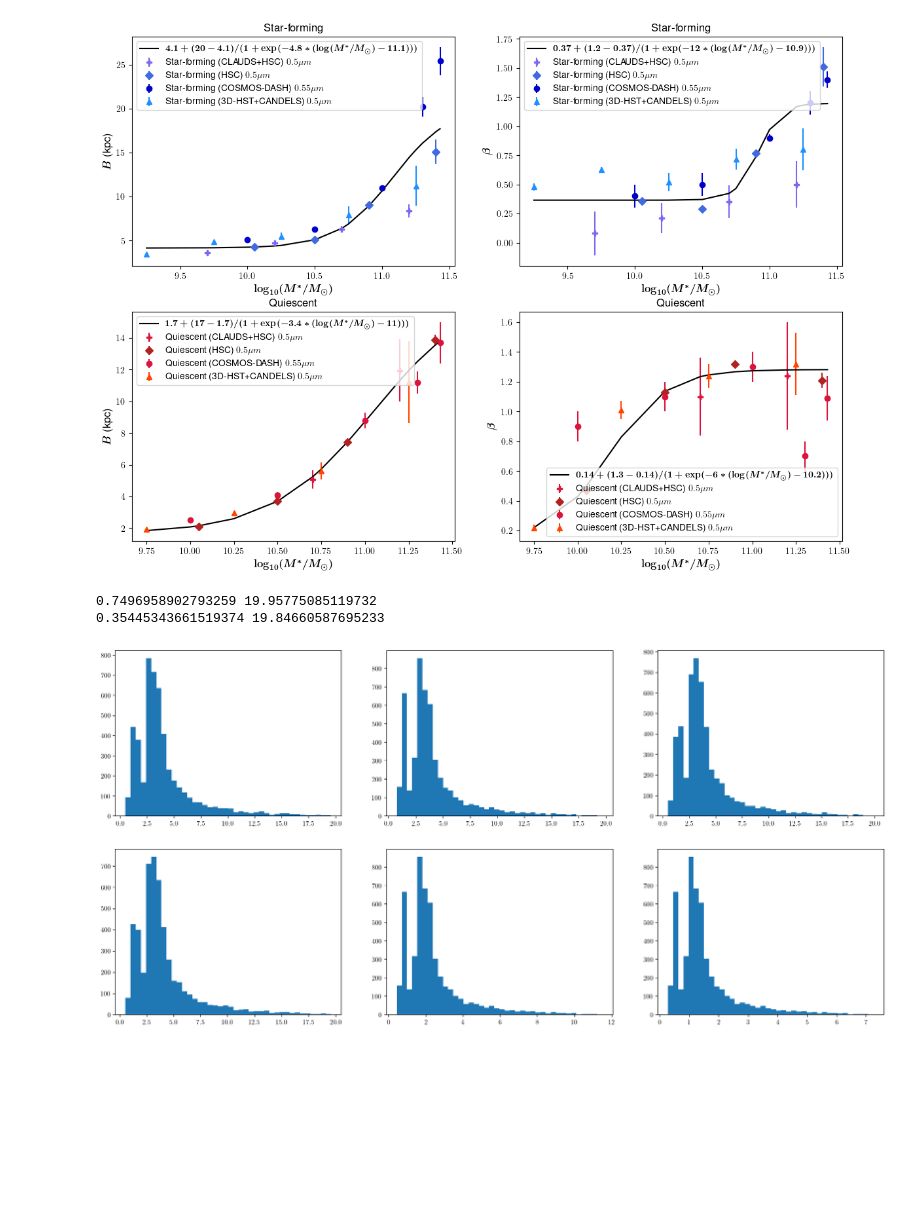
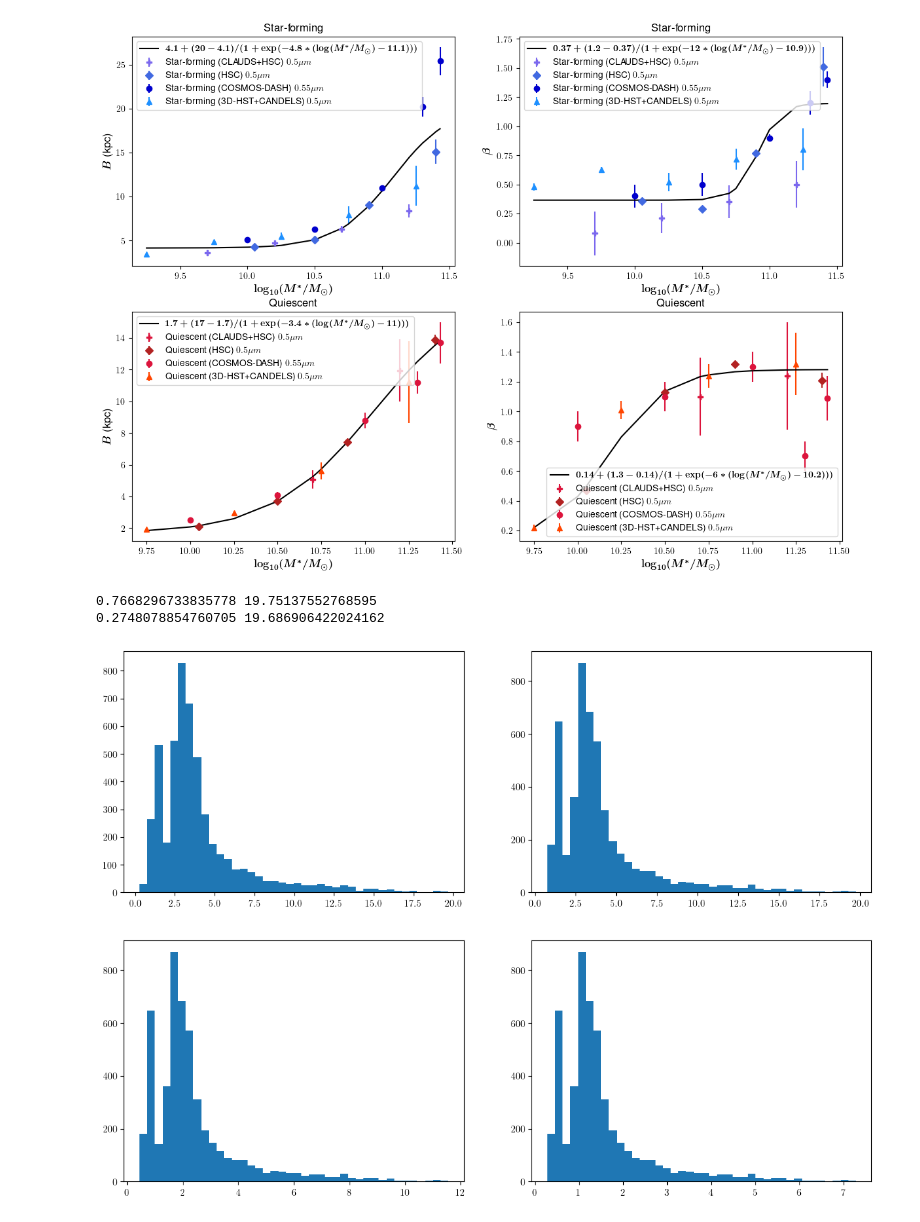
Before and after one commit to ArgonneCPAC/diffaux, a Jupyter notebook: notebooks/GalaxySizes.ipynb, the cells around one changed output. Drawn from its saved outputs; the diff is of its cells as text; code cells hidden in the pictures; blank space fills up the shorter version.

```diff
--- a/notebooks/GalaxySizes.ipynb
+++ b/notebooks/GalaxySizes.ipynb
@@ -208,6 +208,7 @@ validation_info = {'Re_vs_Mstar_data': {'missing_values': '--',
                                        'plotter': plot_Re_vs_Mstar_data,
                                        'xlabel': '$\\bm{\\log_{10}(M^*/M_\\odot)}$',
                                        'ylabel': '$\\bm{R_{e} (\\mathrm{kpc})}$',
+                                       'lgnd_label': '$\\bm{R_e}$',
                                        'x-values': 'M*_med_{}',
                                        'y-values': ['Re_{}'],
                                        'y-errors+': ['dRe_{}+'],
@@ -230,8 +231,8 @@ validation_info = {'Re_vs_Mstar_data': {'missing_values': '--',
                                            'convert_limits_to_errors': True,
                                            'wavelength': 1.5,
                                            'marker': 's',
-                                           'short_title': 'JWST, COSMOS',
-                                           'suptitle': 'Martorano et. al. 2024 -- JWST, COSMOS',
+                                           'short_title': 'JWST+COSMOS',
+                                           'suptitle': 'Martorano et. al. 2024, JWST+COSMOS',
                                                     },
                                   },
                    'Re_vs_z_data': {'missing_values': '--',
@@ -239,12 +240,13 @@ validation_info = {'Re_vs_Mstar_data': {'missing_values': '--',
                                     'reader': read_Re_vs_z_data,
                                     'plotter': plot_Re_vs_Mstar_data,
                                     'xlabel': '$\\bm{\\log_{10}(M^*/M_\\odot)}$',
-                                    'ylabel': '$\\bm{R_{e} (\\mathrm{kpc})}$',
+                                    'ylabel': '$\\bm{R_{e}^{med} (\\mathrm{kpc})}$',
+                                    'lgnd_label': '$\\bm{R_e^{med}}$',
                                     'x-values': 'M*_med',
-                                    'y-values': ['Re_{}'],
+                                    'y-values': ['Re_med_{}'],
                                     'z-values': 'z_med',
-                                    'y-errors+': ['dRe_{}+'],
-                                    'y-errors-': ['dRe_{}-'],
+                                    'y-errors+': ['dRe_med_{}+'],
+                                    'y-errors-': ['dRe_med_{}-'],
                                     'mowla_2019': {
                                                  'samples': ['All', 'Star-forming', 'Quiescent'],
                                                  'colors': ['black', 'mediumblue', 'crimson'],
@@ -255,11 +257,11 @@ validation_info = {'Re_vs_Mstar_data': {'missing_values': '--',
                                                  'M*_rows': [0],
                                                  'z_colnames': ['z_med_row'],
                                                  'z_columns': [0],
-                                                 'data_colnames': ['Re_{}', 'dRe_{}+'],
+                                                 'data_colnames': ['Re_med_{}', 'dRe_med_{}+'],
                                                  'marker': 'o',
                                                  'wavelength': 0.55,
                                                  'short_title': 'COSMOS-DASH',
-                                                 'suptitle': 'Mowla et al. 2019 -- COSMOS-DASH',
+                                                 'suptitle': 'Mowla et al. 2019, COSMOS-DASH',
                                                  },
                                    'kawinwanichakij_2021': {
                                                  'samples': ['All', 'Quiescent', 'Star-forming'],
@@ -271,11 +273,11 @@ validation_info = {'Re_vs_Mstar_data': {'missing_values': '--',
                                                  'z_columns': [3],
                                                  'M*_colnames': ['M*_lo', 'M*_hi', 'M*_med'],
                                                  'M*_columns': [0, 1, 2],
-                                                 'data_colnames': ['Re_{}', 'dRe_{}+'],
+                                                 'data_colnames': ['Re_med_{}', 'dRe_med_{}+'],
                                                  'marker': 'D',
                                                  'wavelength': 0.5,
                                                  'short_title': 'HSC',
-                                                 'suptitle': 'Kawinwanichakij et. al. 2021 -- HSC',
+                                                 'suptitle': 'Kawinwanichakij et. al. 2021, HSC',
                                                 },
                                    },
 
@@ -313,8 +315,8 @@ validation_info = {'Re_vs_Mstar_data': {'missing_values': '--',
                                    'error_n_columns': [2],
                                    'marker': 's',
                                    'wavelength': 1.5,
-                                   'short_title': 'JWST, COSMOS',
-                                   'suptitle': 'Martorano et. al. 2024 -- JWST, COSMOS',
+                                   'short_title': 'JWST+COSMOS',
+                                   'suptitle': 'Martorano et. al. 2024, JWST+COSMOS',
                                                 },
                                'george_2024_3000': {
                                    'samples': ['Star-forming', 'Quiescent'],
@@ -331,7 +333,7 @@ validation_info = {'Re_vs_Mstar_data': {'missing_values': '--',
                                    'marker': 'X',
                                    'wavelength': 0.3,
                                    'short_title': 'CLAUDS+HSC',
-                                   'suptitle': 'George et. al. 2024 -- CLAUDS+HSC',
+                                   'suptitle': 'George et. al. 2024, CLAUDS+HSC',
                                                 },
                                'george_2024_5000': {
                                    'samples': ['Star-forming', 'Quiescent'],
@@ -348,7 +350,7 @@ validation_info = {'Re_vs_Mstar_data': {'missing_values': '--',
                                    'marker': 'P',
                                    'wavelength': 0.5,
                                    'short_title': 'CLAUDS+HSC',
-                                   'suptitle': 'George et. al. 2024 -- CLAUDS+HSC',
+                                   'suptitle': 'George et. al. 2024, CLAUDS+HSC',
                                                 },
                                'kawinwanichakij_2021': {
                                    'samples': ['All', 'Quiescent', 'Star-forming'],
@@ -376,7 +378,7 @@ validation_info = {'Re_vs_Mstar_data': {'missing_values': '--',
                                          'marker': 'o',
                                          'wavelength': 0.55,
                                          'short_title': 'COSMOS-DASH',
-                                         'suptitle': 'Mowla et al. 2019 -- COSMOS-DASH',
+                                         'suptitle': 'Mowla et al. 2019, COSMOS-DASH',
                                              },
                                'vanderWel_2014': {
                                          'samples': ['Star-forming', 'Quiescent'],
@@ -394,7 +396,7 @@ validation_info = {'Re_vs_Mstar_data': {'missing_values': '--',
                                          'error_columns': [1],
                                          'wavelength': 0.5,
                                          'short_title': '3D-HST+CANDELS',
-                                         'suptitle': 'van der Wel et al. 2014 -- 3D-HST+CANDELS',
+                                         'suptitle': 'van der Wel et al. 2014, 3D-HST+CANDELS',
                                              },
                               },
             }
@@ -875,7 +877,7 @@ def generate_sizes(fits, log_Mstar, redshift, color, parameters,
     sizes_hi = np.random.normal(loc=R_med, scale=scatter_hi, size=Ngals)
     sizes_lo = np.random.normal(loc=R_med, scale=scatter_lo, size=Ngals)
 
-    return np.where(sizes_lo < R_med, sizes_lo, sizes_hi), R_med, sizes_hi, sizes_lo, scatter_up, scatter_down
+    return np.where(sizes_lo < R_med, sizes_lo, sizes_hi), R_med, scatter_up, scatter_down
 # %%
 #test sizes
 N = 5000
@@ -887,20 +889,20 @@ log_Mstar = np.random.uniform(low=lM_lo, high=lM_hi, size=N)
 redshift = np.random.uniform(low=z_lo, high=z_hi, size=N)
 color_gal = np.random.uniform(low=-0.2, high=2.3, size=N)
 #print(log_Mstar, redshift, color)
-Re, R_med, sizes_hi, sizes_lo, scatter_up, scatter_down = generate_sizes(fits[fit_type], log_Mstar, redshift, color_gal,
+Re, R_med, scatter_up, scatter_down = generate_sizes(fits[fit_type], log_Mstar, redshift, color_gal,
                                                                          validation_info[fit_type]['y-values'])
 print(np.min(R_med), np.max(R_med))
 print(np.min(Re), np.max(Re))
 # %% [output]
-0.7496958902793259 19.95775085119732
-0.35445343661519374 19.84660587695233
+0.7668296733835778 19.75137552768595
+0.2748078854760705 19.686906422024162
 # %%
 from scipy.stats import binned_statistic
-qs = [Re, R_med, sizes_hi, sizes_lo, scatter_up, scatter_down]
+qs = [Re, R_med, scatter_up, scatter_down]
 nrow, ncol = get_nrow_ncol(len(qs))
 fig, ax_all = plt.subplots(nrow, ncol, figsize=(ncol * 7, nrow * 5))
 for ax, q in zip(ax_all.flat, qs):
     ax.hist(q, bins=40)
 # %% [output]
-[figure, old version]
+[figure, new version]
 # %%
```
Also changed, not shown: parts of 5 cells of this notebook.
